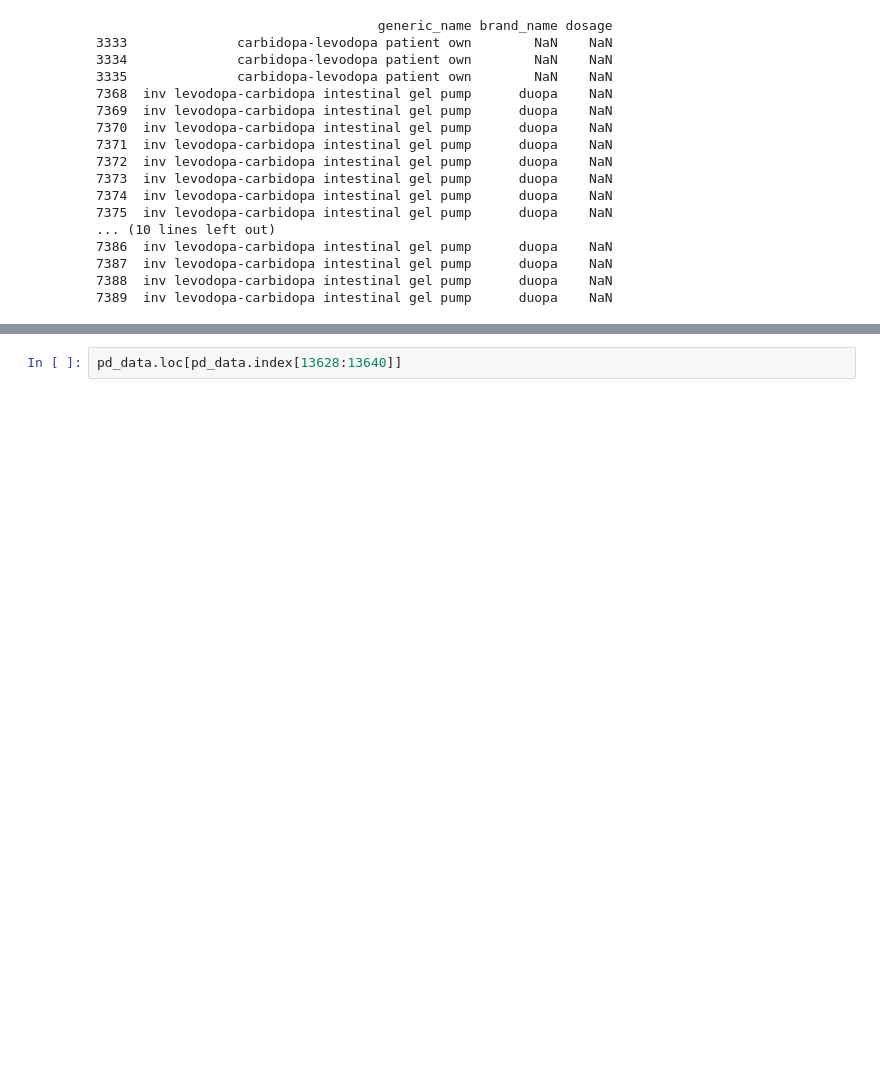
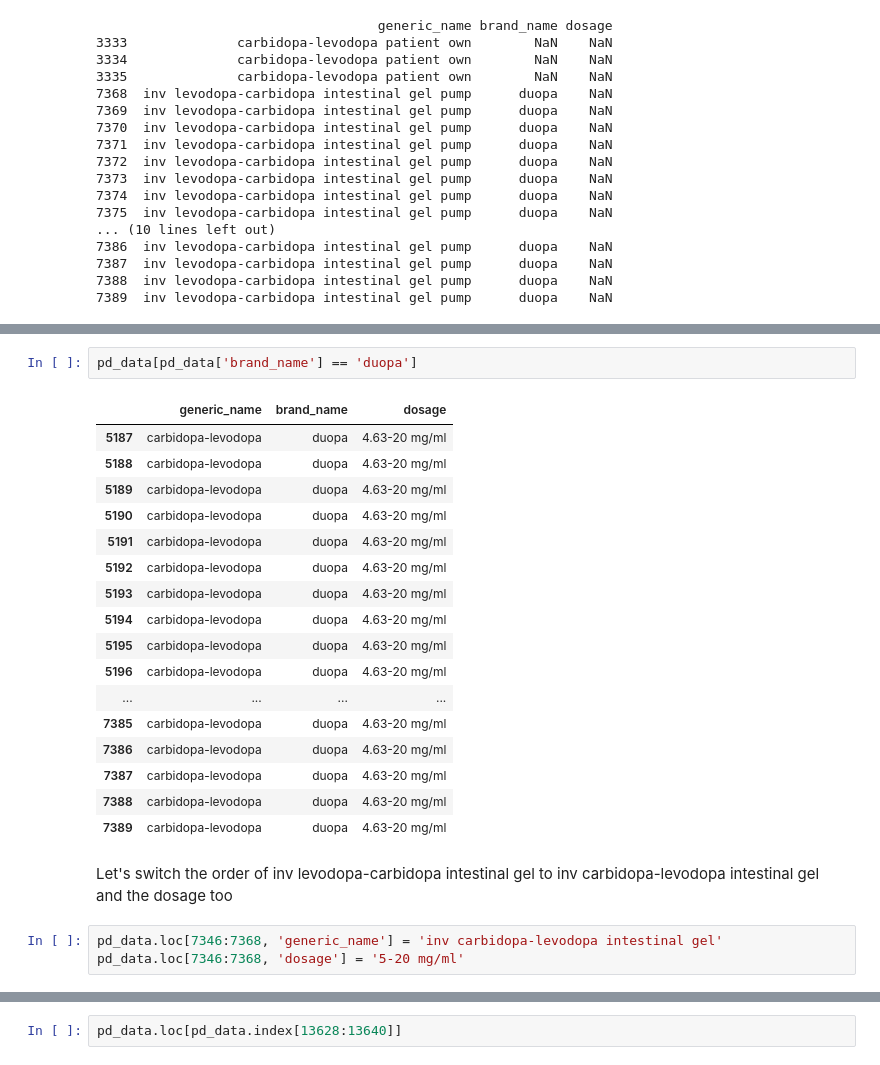
Before and after one commit to rdiazrincon/motor_fluctuations_pd, a Jupyter notebook: motor_fluctuations_pd.ipynb, the cells around one changed output, grey strips where cells are left out. Drawn from its saved outputs; the diff is of its cells as text; blank space fills up the shorter version.

```diff
--- a/motor_fluctuations_pd.ipynb
+++ b/motor_fluctuations_pd.ipynb
@@ -714,0 +826,25 @@ print(pd_data[pd_data.isnull().any(axis=1)].to_string())
+# %%
+pd_data[pd_data['brand_name'] == 'duopa']
+# %% [output]
+|  | generic_name | brand_name | dosage |
+| 5187 | carbidopa-levodopa | duopa | 4.63-20 mg/ml |
+| 5188 | carbidopa-levodopa | duopa | 4.63-20 mg/ml |
+| 5189 | carbidopa-levodopa | duopa | 4.63-20 mg/ml |
+| 5190 | carbidopa-levodopa | duopa | 4.63-20 mg/ml |
+| 5191 | carbidopa-levodopa | duopa | 4.63-20 mg/ml |
+| 5192 | carbidopa-levodopa | duopa | 4.63-20 mg/ml |
+| 5193 | carbidopa-levodopa | duopa | 4.63-20 mg/ml |
+| 5194 | carbidopa-levodopa | duopa | 4.63-20 mg/ml |
+| 5195 | carbidopa-levodopa | duopa | 4.63-20 mg/ml |
+| 5196 | carbidopa-levodopa | duopa | 4.63-20 mg/ml |
+| ... | ... | ... | ... |
+| 7385 | carbidopa-levodopa | duopa | 4.63-20 mg/ml |
+| 7386 | carbidopa-levodopa | duopa | 4.63-20 mg/ml |
+| 7387 | carbidopa-levodopa | duopa | 4.63-20 mg/ml |
+| 7388 | carbidopa-levodopa | duopa | 4.63-20 mg/ml |
+| 7389 | carbidopa-levodopa | duopa | 4.63-20 mg/ml |
+# %% [markdown]
+Let's switch the order of inv levodopa-carbidopa intestinal gel to inv carbidopa-levodopa intestinal gel and the dosage too
+# %%
+pd_data.loc[7346:7368, 'generic_name'] = 'inv carbidopa-levodopa intestinal gel'
+pd_data.loc[7346:7368, 'dosage'] = '5-20 mg/ml'
```
Also changed, not shown: parts of 28 cells of this notebook.
